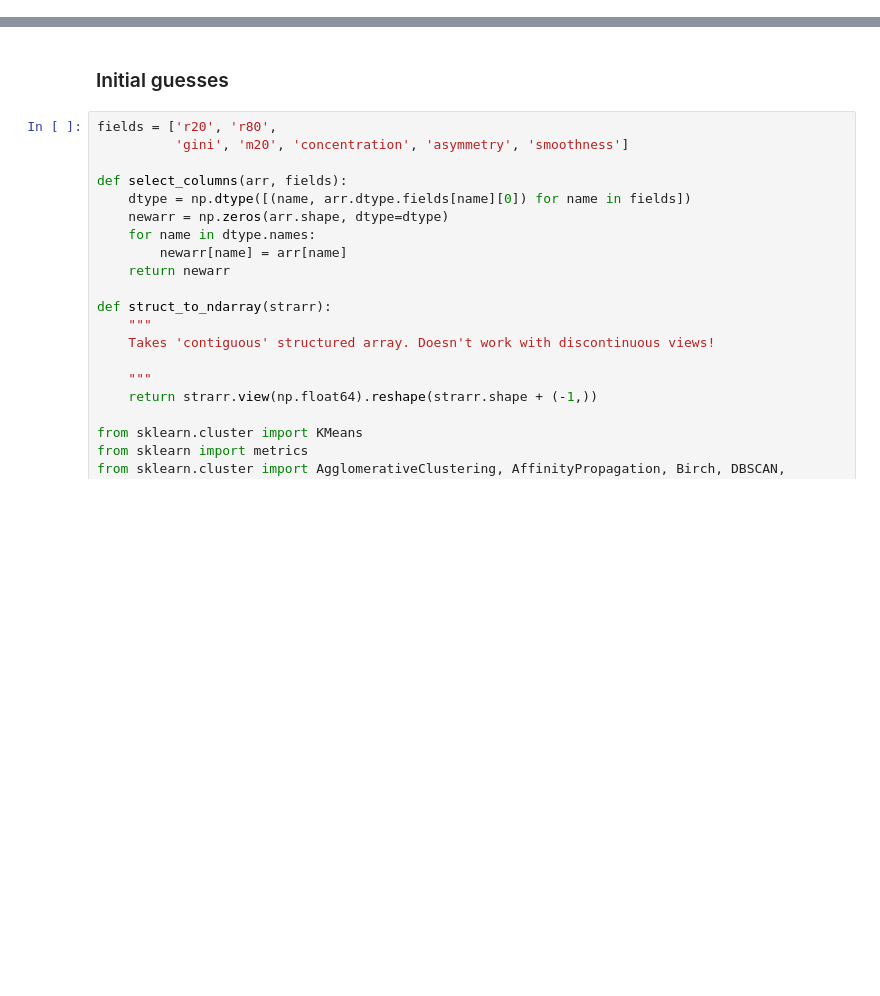
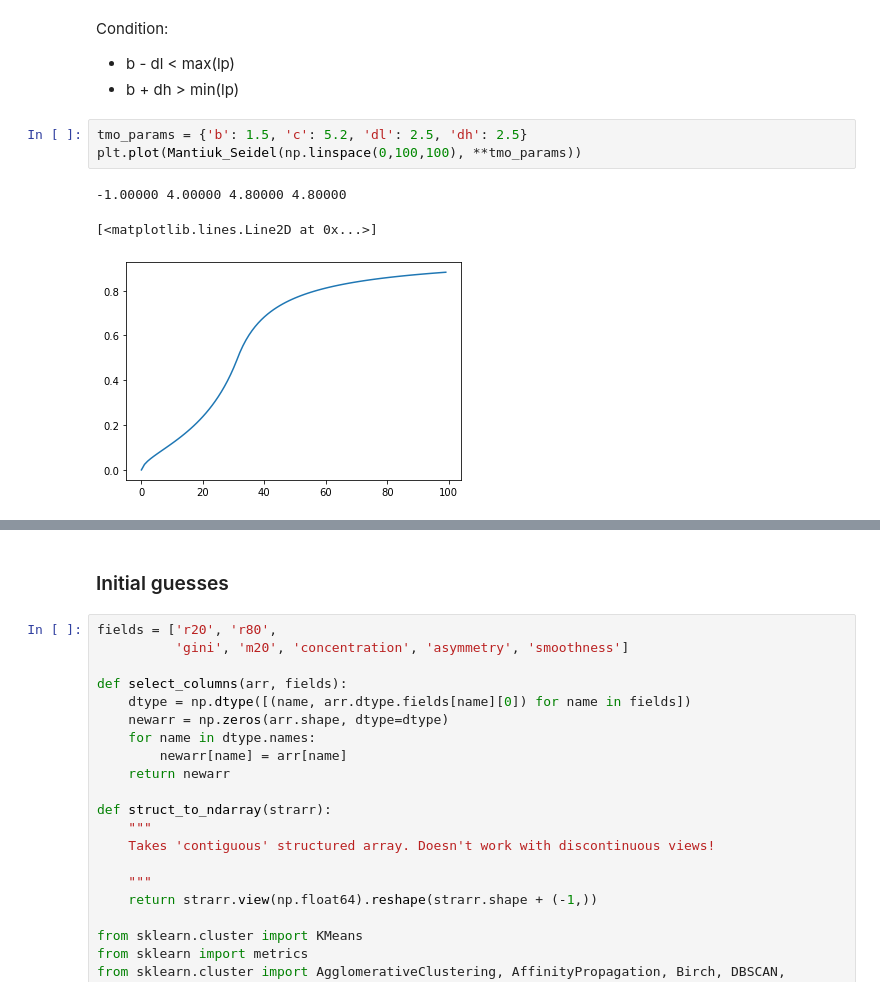
Before and after one commit to Hoseung/astroBF, a Jupyter notebook: notebooks/TMO_param_constraint.ipynb, the cells around one changed output, grey strips where cells are left out. Saved outputs shown, nothing was run; the diff lists cells and outputs as text; blank space fills up the shorter version.

Commit message:
contraining TMO parameter search space

```diff
--- a/notebooks/TMO_param_constraint.ipynb
+++ b/notebooks/TMO_param_constraint.ipynb
@@ -15,0 +47,12 @@ import statmorph
+# %% [markdown]
+Condition:
+
+* b - dl < max(lp)
+* b + dh > min(lp)
+# %%
+tmo_params = {'b': 1.5, 'c': 5.2, 'dl': 2.5, 'dh': 2.5}
+plt.plot(Mantiuk_Seidel(np.linspace(0,100,100), **tmo_params))
+# %% [output]
+-1.00000 4.00000 4.80000 4.80000
+[<matplotlib.lines.Line2D at 0x...>]
+[figure, added]
```
Also changed, not shown: parts of 11 cells of this notebook.
